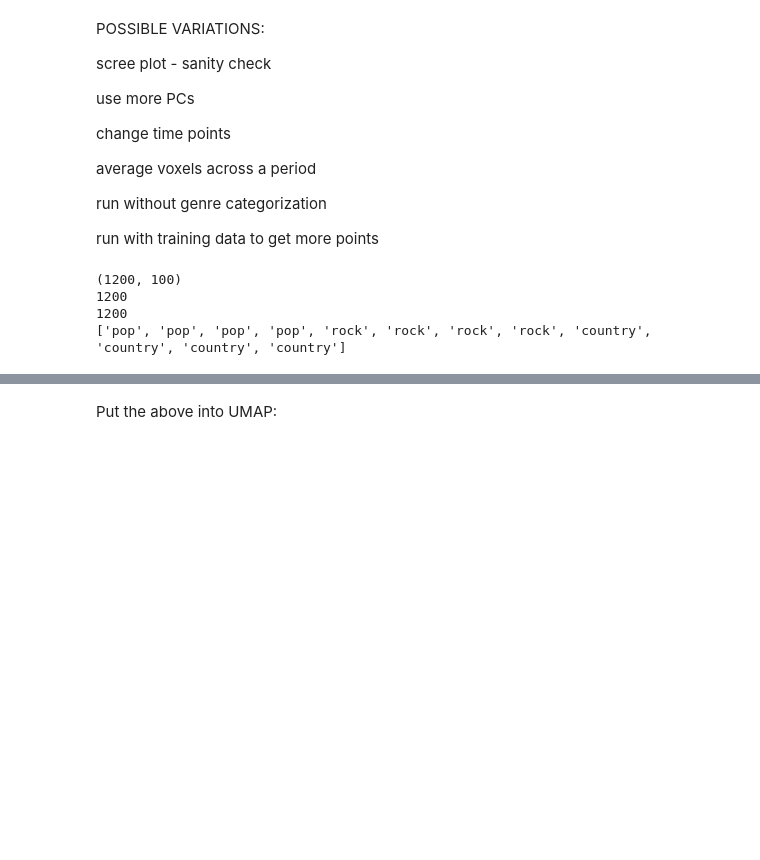
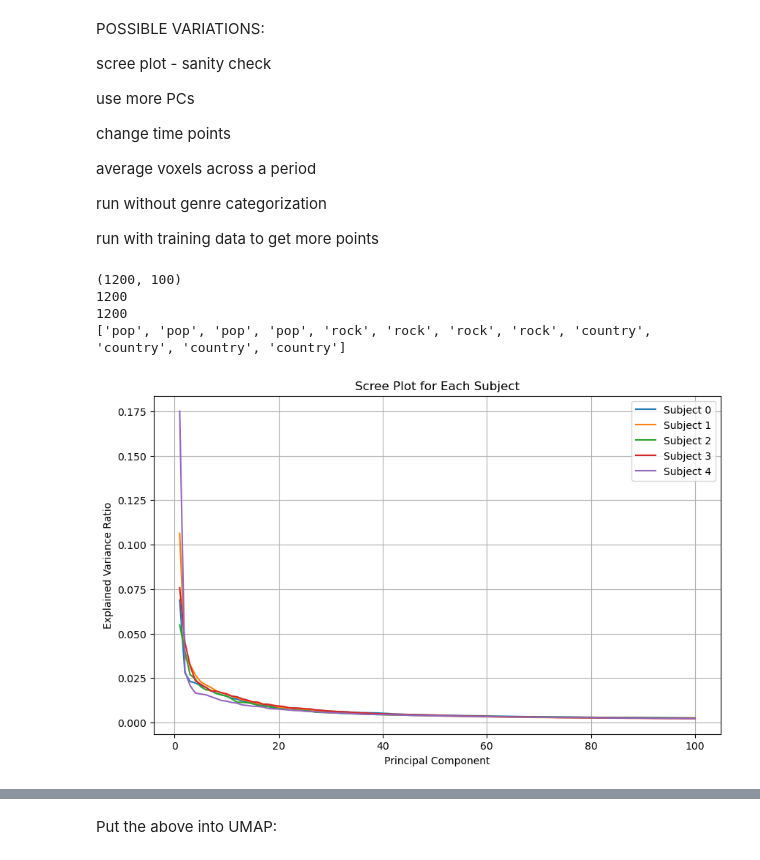
Before and after one commit to jenniarakaki/n120, a Jupyter notebook: log_regression.ipynb, the cells around one changed output, grey strips where cells are left out. Saved outputs shown, nothing was run; the diff lists cells and outputs as text; code cells hidden in the pictures; blank space fills up the shorter version.

```diff
--- a/log_regression.ipynb
+++ b/log_regression.ipynb
@@ -172,3 +172,42 @@ print(genre_labels_named_1200[:12])     # should show 3 tracks × 4 reps
 1200
 1200
 ['pop', 'pop', 'pop', 'pop', 'rock', 'rock', 'rock', 'rock', 'country', 'country', 'country', 'country']
+# %%
+from sklearn.decomposition import PCA
+import matplotlib.pyplot as plt
+
+# For storing explained variance ratios
+subject_variance_ratios = []
+
+# Loop over each subject's raw data
+for subject_data in subject_list:  # shape: [n_voxels, 4, 600]
+    samples = []
+
+    for track_idx in range(60):
+        for rep in range(4):
+            t = track_idx * 10 + 8
+            voxel_vector = subject_data[:, rep, t]
+            samples.append(voxel_vector)
+
+    subject_matrix = np.stack(samples)  # shape: [240, n_voxels]
+
+    # Fit PCA for this subject
+    pca = PCA(n_components=100)
+    pca.fit(subject_matrix)
+
+    # Store explained variance ratio
+    subject_variance_ratios.append(pca.explained_variance_ratio_)
+
+# --- Plot Scree Plots for Each Subject ---
+plt.figure(figsize=(10, 6))
+for idx, var_ratio in enumerate(subject_variance_ratios):
+    plt.plot(np.arange(1, len(var_ratio)+1), var_ratio, label=f"Subject {idx}")
+
+plt.xlabel("Principal Component")
+plt.ylabel("Explained Variance Ratio")
+plt.title("Scree Plot for Each Subject")
+plt.legend()
+plt.grid(True)
+plt.show()
+# %% [output]
+[figure, added]
```
Also changed, not shown: parts of 17 cells of this notebook.
